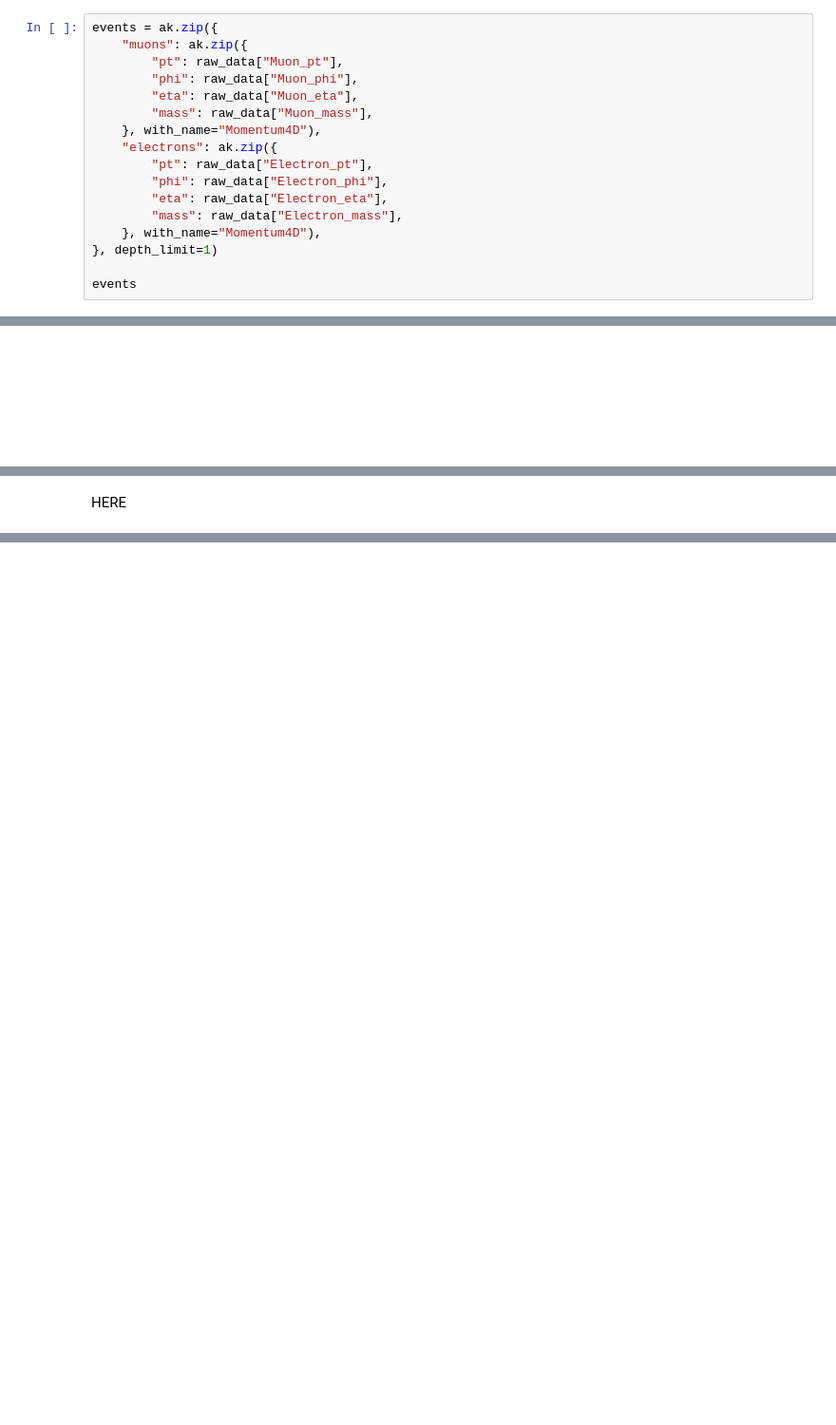
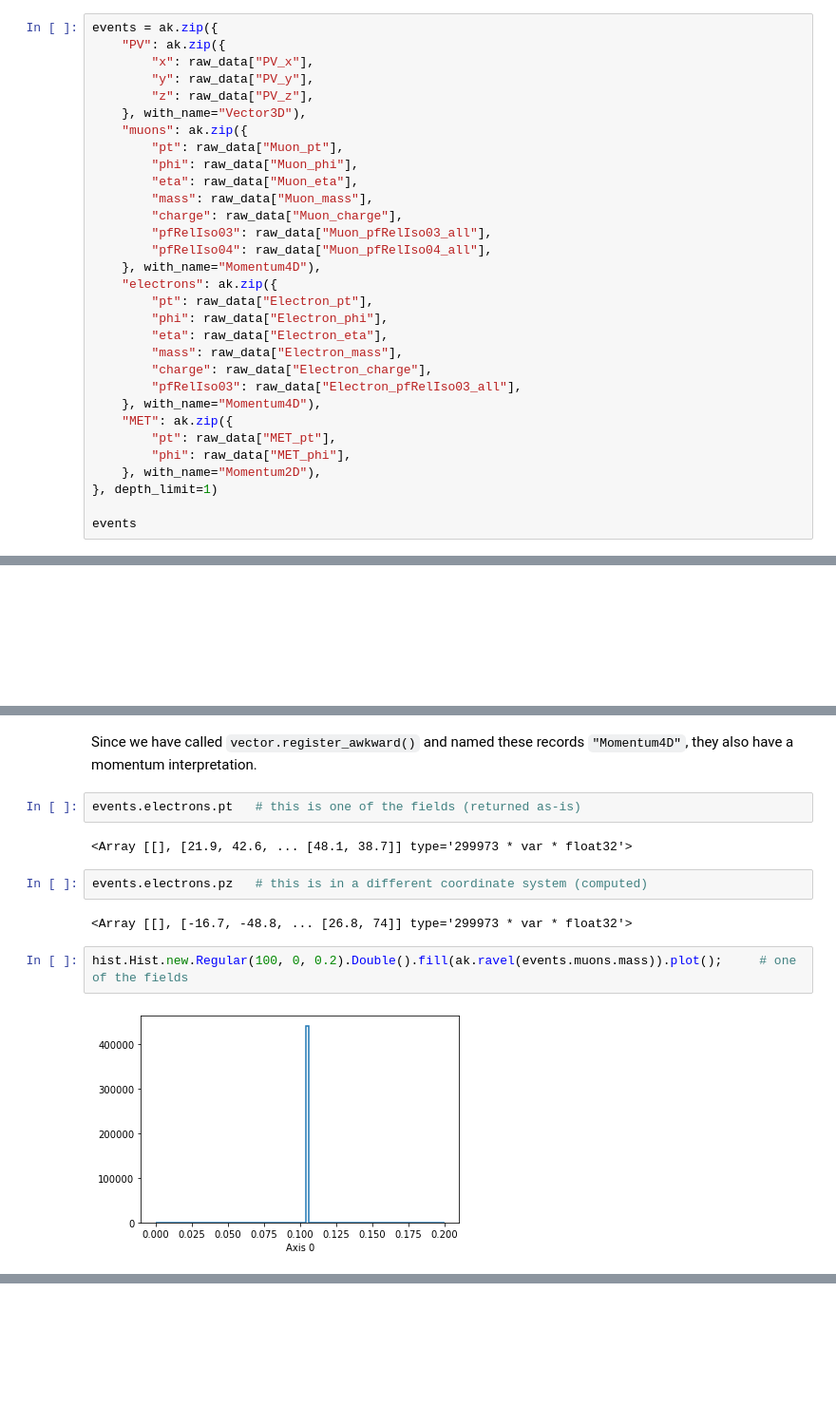
Before and after one commit to jpivarski-talks/2022-08-03-codas-hep-columnar-tutorial, a Jupyter notebook: project.ipynb, the cells around one changed output, grey strips where cells are left out. Shown at 95% size. Drawn from its saved outputs; the diff is of its cells as text; blank space fills up the shorter version.

Commit message:
Done with the project, and it will be the last thing we do. (There's no way we'd have time for more in a 4 hour session.)

```diff
--- a/project.ipynb
+++ b/project.ipynb
@@ -56,17 +64,31 @@ They don't need `charge`, but don't mind having extra fields.
 # %%
 events = ak.zip({
+    "PV": ak.zip({
+        "x": raw_data["PV_x"],
+        "y": raw_data["PV_y"],
+        "z": raw_data["PV_z"],
+    }, with_name="Vector3D"),
     "muons": ak.zip({
         "pt": raw_data["Muon_pt"],
         "phi": raw_data["Muon_phi"],
         "eta": raw_data["Muon_eta"],
         "mass": raw_data["Muon_mass"],
+        "charge": raw_data["Muon_charge"],
+        "pfRelIso03": raw_data["Muon_pfRelIso03_all"],
+        "pfRelIso04": raw_data["Muon_pfRelIso04_all"],
     }, with_name="Momentum4D"),
     "electrons": ak.zip({
         "pt": raw_data["Electron_pt"],
         "phi": raw_data["Electron_phi"],
         "eta": raw_data["Electron_eta"],
         "mass": raw_data["Electron_mass"],
+        "charge": raw_data["Electron_charge"],
+        "pfRelIso03": raw_data["Electron_pfRelIso03_all"],
     }, with_name="Momentum4D"),
+    "MET": ak.zip({
+        "pt": raw_data["MET_pt"],
+        "phi": raw_data["MET_phi"],
+    }, with_name="Momentum2D"),
 }, depth_limit=1)
 
 events
@@ -101,2 +125,14 @@ events[:3].tolist()
 # %% [markdown]
-HERE
+Since we have called `vector.register_awkward()` and named these records `"Momentum4D"`, they also have a momentum interpretation.
+# %%
+events.electrons.pt   # this is one of the fields (returned as-is)
+# %% [output]
+<Array [[], [21.9, 42.6, ... [48.1, 38.7]] type='299973 * var * float32'>
+# %%
+events.electrons.pz   # this is in a different coordinate system (computed)
+# %% [output]
+<Array [[], [-16.7, -48.8, ... [26.8, 74]] type='299973 * var * float32'>
+# %%
+hist.Hist.new.Regular(100, 0, 0.2).Double().fill(ak.ravel(events.muons.mass)).plot();     # one of the fields
+# %% [output]
+[figure, added]
```
Also changed, not shown: parts of 136 cells of this notebook.
